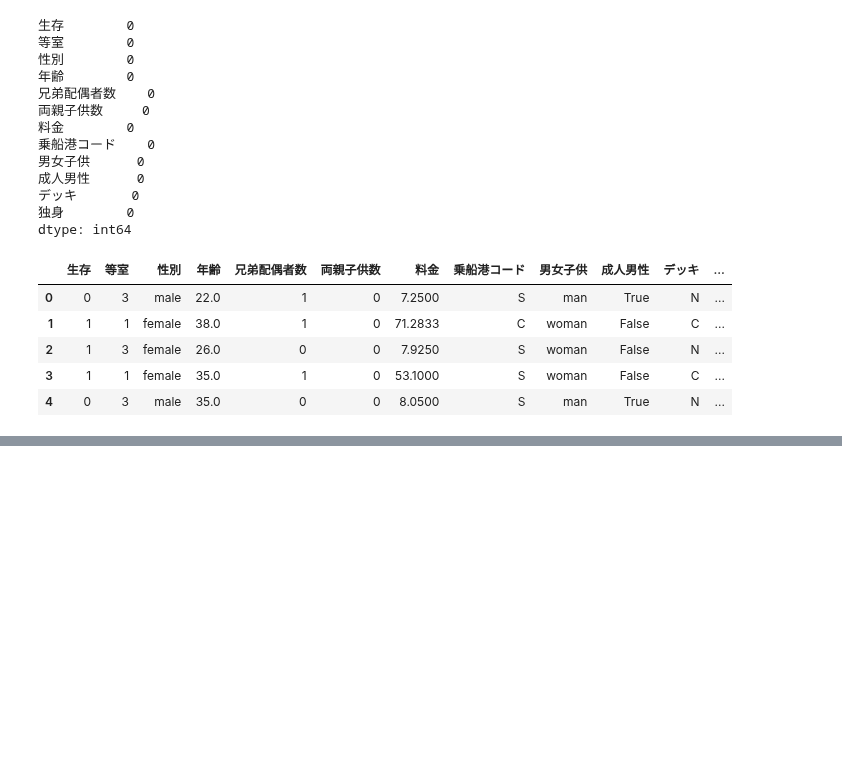
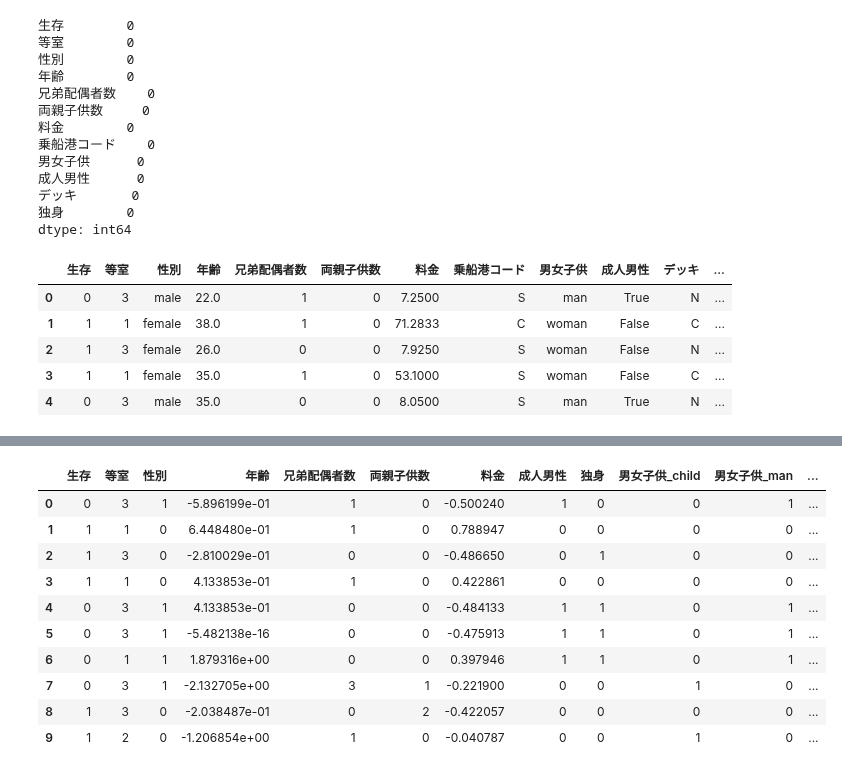
Before and after one commit to Kotarosz727/my_python, a Jupyter notebook: 04_機械学習モデル開発の重要ポイント.ipynb, the cells around one changed output, grey strips where cells are left out. Cells and saved outputs as stored; diff of their text form; code cells hidden in the pictures; blank space fills up the shorter version.

```diff
--- a/04_機械学習モデル開発の重要ポイント.ipynb
+++ b/04_機械学習モデル開発の重要ポイント.ipynb
@@ -244,0 +347,19 @@ df6.head()
+# %%
+df13 = df12.copy()
+from sklearn.preprocessing import StandardScaler
+stdscr = StandardScaler()
+df13[['年齢', '料金']] = stdscr.fit_transform(df13[['年齢', '料金']])
+
+df13.head(10)
+# %% [output]
+|  | 生存 | 等室 | 性別 | 年齢 | 兄弟配偶者数 | 両親子供数 | 料金 | 成人男性 | 独身 | 男女子供_child | 男女子供_man | ... |
+| 0 | 0 | 3 | 1 | -5.896199e-01 | 1 | 0 | -0.500240 | 1 | 0 | 0 | 1 | ... |
+| 1 | 1 | 1 | 0 | 6.448480e-01 | 1 | 0 | 0.788947 | 0 | 0 | 0 | 0 | ... |
+| 2 | 1 | 3 | 0 | -2.810029e-01 | 0 | 0 | -0.486650 | 0 | 1 | 0 | 0 | ... |
+| 3 | 1 | 1 | 0 | 4.133853e-01 | 1 | 0 | 0.422861 | 0 | 0 | 0 | 0 | ... |
+| 4 | 0 | 3 | 1 | 4.133853e-01 | 0 | 0 | -0.484133 | 1 | 1 | 0 | 1 | ... |
+| 5 | 0 | 3 | 1 | -5.482138e-16 | 0 | 0 | -0.475913 | 1 | 1 | 0 | 1 | ... |
+| 6 | 0 | 1 | 1 | 1.879316e+00 | 0 | 0 | 0.397946 | 1 | 1 | 0 | 1 | ... |
+| 7 | 0 | 3 | 1 | -2.132705e+00 | 3 | 1 | -0.221900 | 0 | 0 | 1 | 0 | ... |
+| 8 | 1 | 3 | 0 | -2.038487e-01 | 0 | 2 | -0.422057 | 0 | 0 | 0 | 0 | ... |
+| 9 | 1 | 2 | 0 | -1.206854e+00 | 1 | 0 | -0.040787 | 0 | 0 | 1 | 0 | ... |
```
Also changed, not shown: parts of 27 cells of this notebook.
